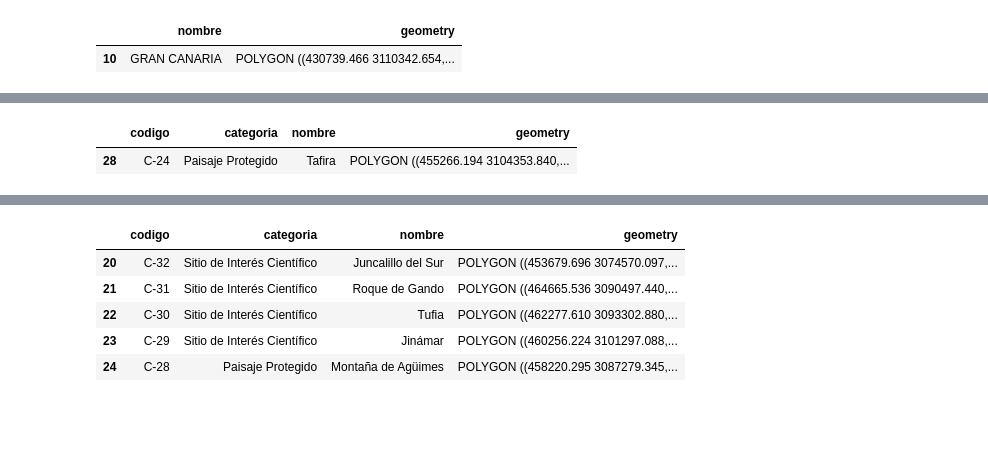
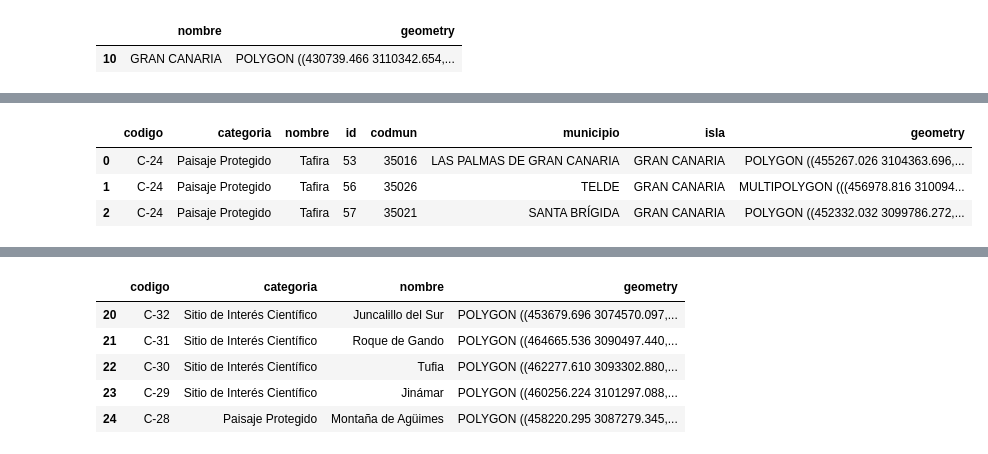
Before and after one commit to Juankkar/QGIS_IDECanarias_data, a Jupyter notebook: src/geopandas.ipynb, the cells around one changed output, grey strips where cells are left out. Saved outputs shown, nothing was run; the diff lists cells and outputs as text; code cells hidden in the pictures; blank space fills up the shorter version.

```diff
--- a/src/geopandas.ipynb
+++ b/src/geopandas.ipynb
@@ -58,6 +57,9 @@ Error al descargar https://opendata.sitcan.es/dataset/69378f67-7787-4921-b432-a4
 eennpp = gpd.read_file("..\\data\\eennpp.shp")
 islas_canarias = gpd.read_file("..\\data\\islas_generalizadas.shp")
 especies_protegidas = gpd.read_file("..\\data\\especies-protegidas.gpkg")
+mapa_geotecnico_grupos = gpd.read_file("..\\data\\gobcan_mapa-geotecnico_grupos-terreno-cte.shp")
+mapa_geotecnico_ug = gpd.read_file("..\\data\\gobcan_mapa-geotecnico_unidades-geologicas.shp")
+municipios = gpd.read_file("..\\data\\municipios.shp")
 # %%
 eennpp.head()
 # %% [output]
@@ -99,3 +101,7 @@ gran_canaria_isla
 # %% [output]
 |  | nombre | geometry |
 | 10 | GRAN CANARIA | POLYGON ((430739.466 3110342.654,... |
+# %%
+filtro_muni_gc = municipios["isla"] == "GRAN CANARIA"
+gc_municipios = municipios[filtro_muni_gc]
+gc_municipios.head()
@@ -102,10 +115,15 @@ gran_canaria_isla
 # %%
 filtro_tafira = eennpp["nombre"] == "Tafira"
 eennpp_tafira = eennpp[filtro_tafira]
-eennpp_tafira.head()
+eennpp_tafira_muni = gpd.overlay(eennpp_tafira,
+                                 gc_municipios,
+                                 how="intersection")
+eennpp_tafira_muni.head()
 # %% [output]
-|  | codigo | categoria | nombre | geometry |
-| 28 | C-24 | Paisaje Protegido | Tafira | POLYGON ((455266.194 3104353.840,... |
+|  | codigo | categoria | nombre | id | codmun | municipio | isla | geometry |
+| 0 | C-24 | Paisaje Protegido | Tafira | 53 | 35016 | LAS PALMAS DE GRAN CANARIA | GRAN CANARIA | POLYGON ((455267.026 3104363.696,... |
+| 1 | C-24 | Paisaje Protegido | Tafira | 56 | 35026 | TELDE | GRAN CANARIA | MULTIPOLYGON (((456978.816 310094... |
+| 2 | C-24 | Paisaje Protegido | Tafira | 57 | 35021 | SANTA BRÍGIDA | GRAN CANARIA | POLYGON ((452332.032 3099786.272,... |
 # %%
 filtro_bandama = eennpp["nombre"] == "Bandama"
 eennpp_bandama = eennpp[filtro_bandama]
```
Also changed, not shown: parts of 12 cells of this notebook, 3 other files.
